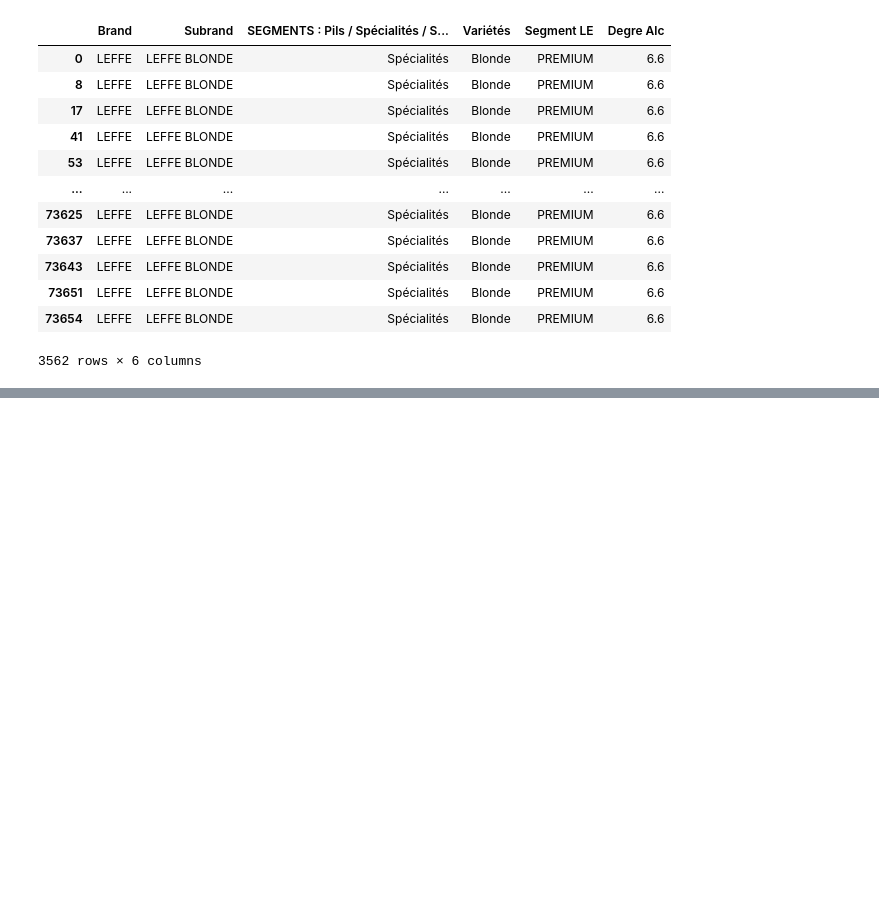
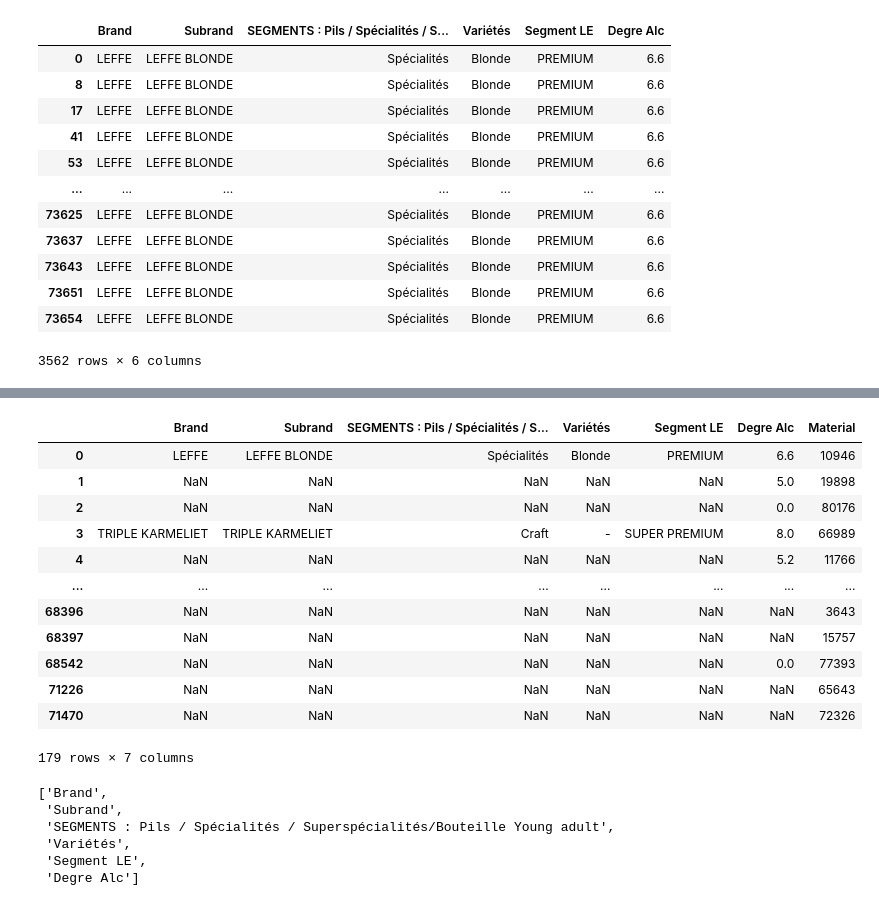
Before and after one commit to parikshitsam/Recommender-System, a Jupyter notebook: Analyzing Materials.ipynb, the cells around one changed output, grey strips where cells are left out. Saved outputs shown, nothing was run; the diff lists cells and outputs as text; code cells hidden in the pictures; blank space fills up the shorter version.

```diff
--- a/Analyzing Materials.ipynb
+++ b/Analyzing Materials.ipynb
@@ -161,0 +215,27 @@ similarities_df[similarities_df['Material']==62474]
+# %%
+similarities_df
+# %% [output]
+|  | Brand | Subrand | SEGMENTS : Pils / Spécialités / S... | Variétés | Segment LE | Degre Alc | Material |
+| 0 | LEFFE | LEFFE BLONDE | Spécialités | Blonde | PREMIUM | 6.6 | 10946 |
+| 1 | NaN | NaN | NaN | NaN | NaN | 5.0 | 19898 |
+| 2 | NaN | NaN | NaN | NaN | NaN | 0.0 | 80176 |
+| 3 | TRIPLE KARMELIET | TRIPLE KARMELIET | Craft | - | SUPER PREMIUM | 8.0 | 66989 |
+| 4 | NaN | NaN | NaN | NaN | NaN | 5.2 | 11766 |
+| ... | ... | ... | ... | ... | ... | ... | ... |
+| 68396 | NaN | NaN | NaN | NaN | NaN | NaN | 3643 |
+| 68397 | NaN | NaN | NaN | NaN | NaN | NaN | 15757 |
+| 68542 | NaN | NaN | NaN | NaN | NaN | 0.0 | 77393 |
+| 71226 | NaN | NaN | NaN | NaN | NaN | NaN | 65643 |
+| 71470 | NaN | NaN | NaN | NaN | NaN | NaN | 72326 |
+179 rows × 7 columns
+# %%
+features = similar_features
+df = similarities_df
+features
+# %% [output]
+['Brand',
+ 'Subrand',
+ 'SEGMENTS : Pils / Spécialités / Superspécialités/Bouteille Young adult',
+ 'Variétés',
+ 'Segment LE',
+ 'Degre Alc']
```
Also changed, not shown: parts of 19 cells of this notebook.
